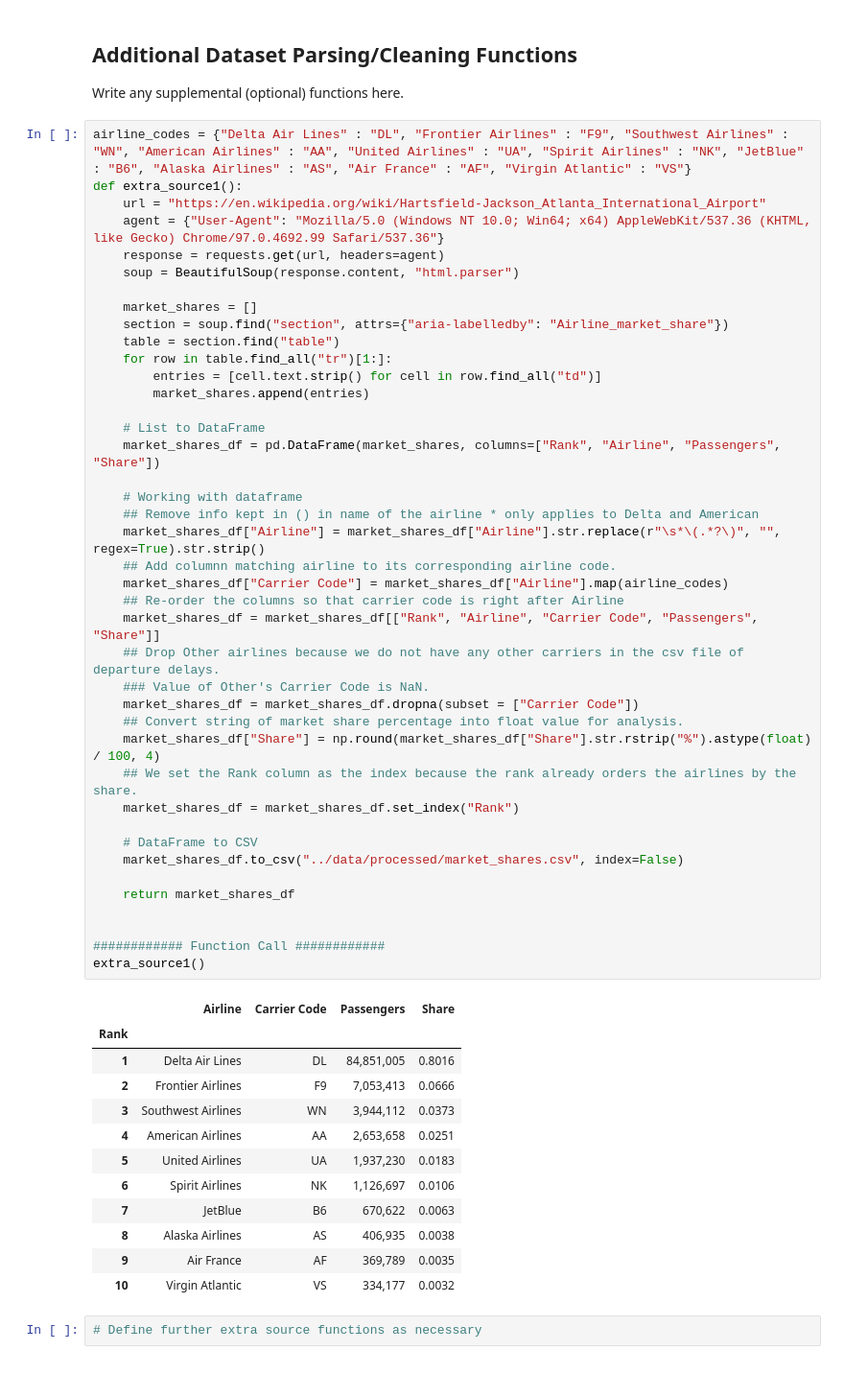
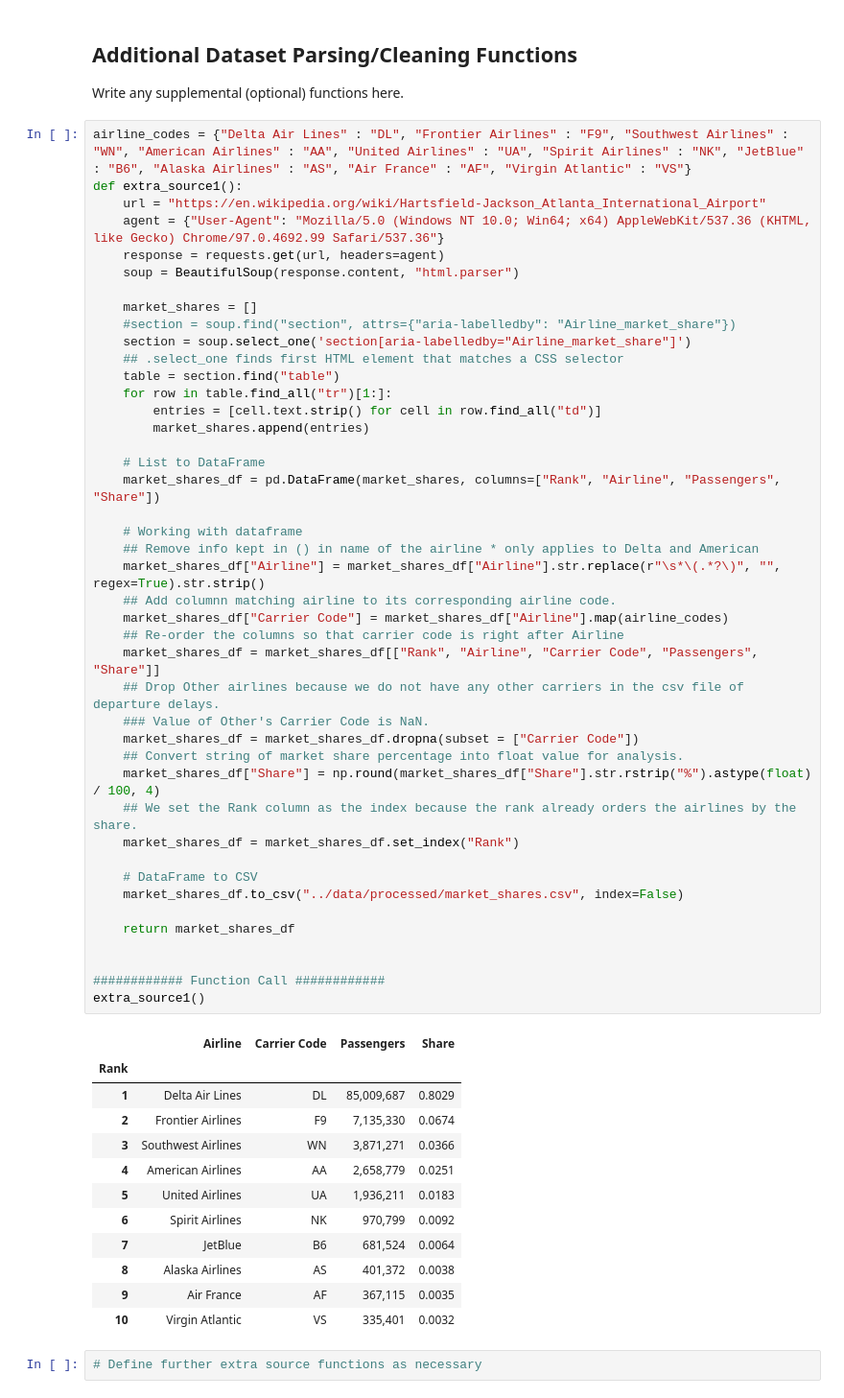
Before and after one commit to stabweee/FlightDelay, a Jupyter notebook: submissions/Final Project Phase II.ipynb, the cells around one changed output. Shown at 96% size. Drawn from its saved outputs; the diff is of its cells as text.

Commit message:
Fixed both HTML cleaning cells. Added topic summary and formatted titles.

```diff
--- a/submissions/Final Project Phase II.ipynb
+++ b/submissions/Final Project Phase II.ipynb
@@ -258,7 +258,9 @@ def extra_source1():
     soup = BeautifulSoup(response.content, "html.parser")
 
     market_shares = []
-    section = soup.find("section", attrs={"aria-labelledby": "Airline_market_share"})
+    #section = soup.find("section", attrs={"aria-labelledby": "Airline_market_share"})
+    section = soup.select_one('section[aria-labelledby="Airline_market_share"]')
+    ## .select_one finds first HTML element that matches a CSS selector
     table = section.find("table")
     for row in table.find_all("tr")[1:]:
         entries = [cell.text.strip() for cell in row.find_all("td")]
@@ -266,43 +268,43 @@ def extra_source1():
 
     # List to DataFrame
     market_shares_df = pd.DataFrame(market_shares, columns=["Rank", "Airline", "Passengers", "Share"])
 
     # Working with dataframe
     ## Remove info kept in () in name of the airline * only applies to Delta and American
     market_shares_df["Airline"] = market_shares_df["Airline"].str.replace(r"\s*\(.*?\)", "", regex=True).str.strip()
     ## Add columnn matching airline to its corresponding airline code.
     market_shares_df["Carrier Code"] = market_shares_df["Airline"].map(airline_codes)
     ## Re-order the columns so that carrier code is right after Airline
     market_shares_df = market_shares_df[["Rank", "Airline", "Carrier Code", "Passengers", "Share"]]
     ## Drop Other airlines because we do not have any other carriers in the csv file of departure delays.
     ### Value of Other's Carrier Code is NaN.
     market_shares_df = market_shares_df.dropna(subset = ["Carrier Code"])
     ## Convert string of market share percentage into float value for analysis.
     market_shares_df["Share"] = np.round(market_shares_df["Share"].str.rstrip("%").astype(float) / 100, 4)
     ## We set the Rank column as the index because the rank already orders the airlines by the share.
     market_shares_df = market_shares_df.set_index("Rank")
 
     # DataFrame to CSV
     market_shares_df.to_csv("../data/processed/market_shares.csv", index=False)
 
     return market_shares_df
 
 
 ############ Function Call ############
 extra_source1()
 # %% [output]
 |  | Airline | Carrier Code | Passengers | Share |
 | Rank |  |  |  |  |
-| 1 | Delta Air Lines | DL | 84,851,005 | 0.8016 |
-| 2 | Frontier Airlines | F9 | 7,053,413 | 0.0666 |
-| 3 | Southwest Airlines | WN | 3,944,112 | 0.0373 |
-| 4 | American Airlines | AA | 2,653,658 | 0.0251 |
-| 5 | United Airlines | UA | 1,937,230 | 0.0183 |
-| 6 | Spirit Airlines | NK | 1,126,697 | 0.0106 |
-| 7 | JetBlue | B6 | 670,622 | 0.0063 |
-| 8 | Alaska Airlines | AS | 406,935 | 0.0038 |
-| 9 | Air France | AF | 369,789 | 0.0035 |
-| 10 | Virgin Atlantic | VS | 334,177 | 0.0032 |
+| 1 | Delta Air Lines | DL | 85,009,687 | 0.8029 |
+| 2 | Frontier Airlines | F9 | 7,135,330 | 0.0674 |
+| 3 | Southwest Airlines | WN | 3,871,271 | 0.0366 |
+| 4 | American Airlines | AA | 2,658,779 | 0.0251 |
+| 5 | United Airlines | UA | 1,936,211 | 0.0183 |
+| 6 | Spirit Airlines | NK | 970,799 | 0.0092 |
+| 7 | JetBlue | B6 | 681,524 | 0.0064 |
+| 8 | Alaska Airlines | AS | 401,372 | 0.0038 |
+| 9 | Air France | AF | 367,115 | 0.0035 |
+| 10 | Virgin Atlantic | VS | 335,401 | 0.0032 |
 # %%
 # Define further extra source functions as necessary
 # %% [markdown]
```
Also changed, not shown: parts of 1 cell of this notebook, 2 other files.
